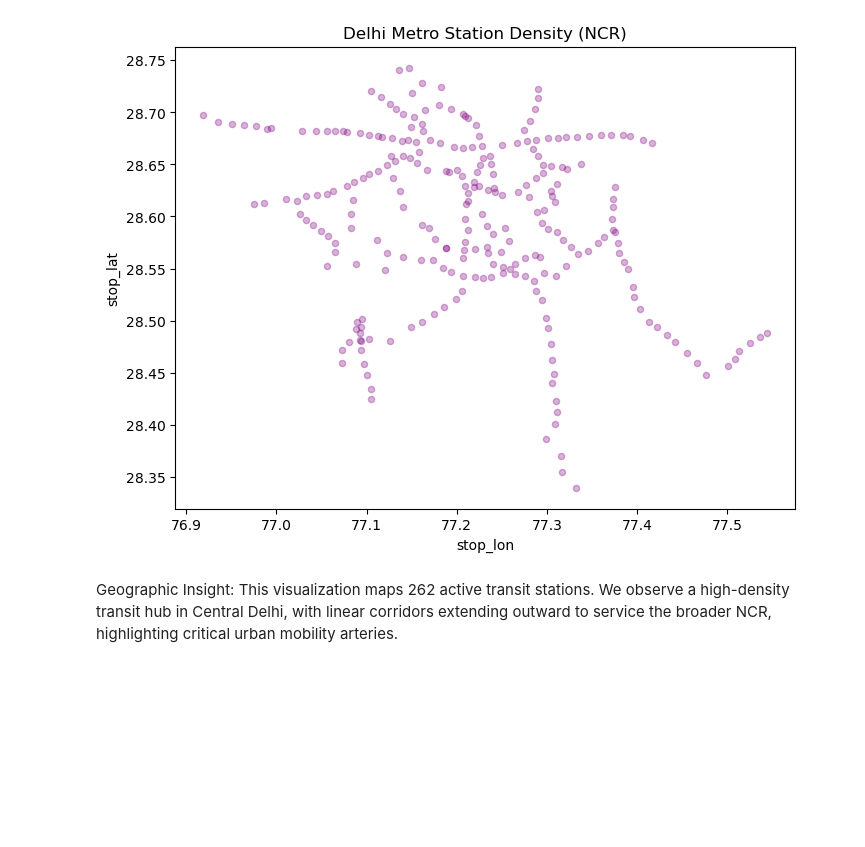
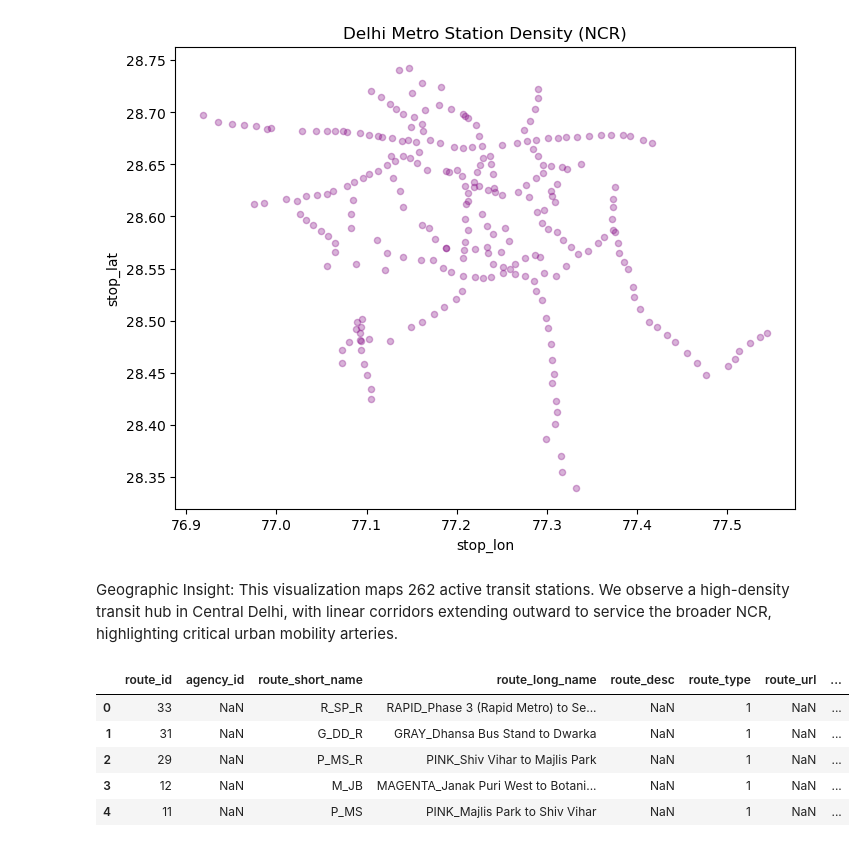
Before and after one commit to Source-Aaryan/Delhi-Transit-EDA, a Jupyter notebook: Delhi_Metro_Project/delhi_metro_analysis.ipynb, the cells around one changed output. Drawn from its saved outputs; the diff is of its cells as text; code cells hidden in the pictures; blank space fills up the shorter version.

```diff
--- a/Delhi_Metro_Project/delhi_metro_analysis.ipynb
+++ b/Delhi_Metro_Project/delhi_metro_analysis.ipynb
@@ -77,3 +77,16 @@ plt.show()
 [figure]
 # %% [markdown]
 Geographic Insight: This visualization maps 262 active transit stations. We observe a high-density transit hub in Central Delhi, with linear corridors extending outward to service the broader NCR, highlighting critical urban mobility arteries.
+# %%
+# Load the routes dataset
+df_routes = pd.read_csv("routes.csv")
+
+# Display the first 5 rows to see what information the government provided
+df_routes.head()
+# %% [output]
+|  | route_id | agency_id | route_short_name | route_long_name | route_desc | route_type | route_url | ... |
+| 0 | 33 | NaN | R_SP_R | RAPID_Phase 3 (Rapid Metro) to Se... | NaN | 1 | NaN | ... |
+| 1 | 31 | NaN | G_DD_R | GRAY_Dhansa Bus Stand to Dwarka | NaN | 1 | NaN | ... |
+| 2 | 29 | NaN | P_MS_R | PINK_Shiv Vihar to Majlis Park | NaN | 1 | NaN | ... |
+| 3 | 12 | NaN | M_JB | MAGENTA_Janak Puri West to Botani... | NaN | 1 | NaN | ... |
+| 4 | 11 | NaN | P_MS | PINK_Majlis Park to Shiv Vihar | NaN | 1 | NaN | ... |
```
Also changed, not shown: parts of 5 cells of this notebook.
